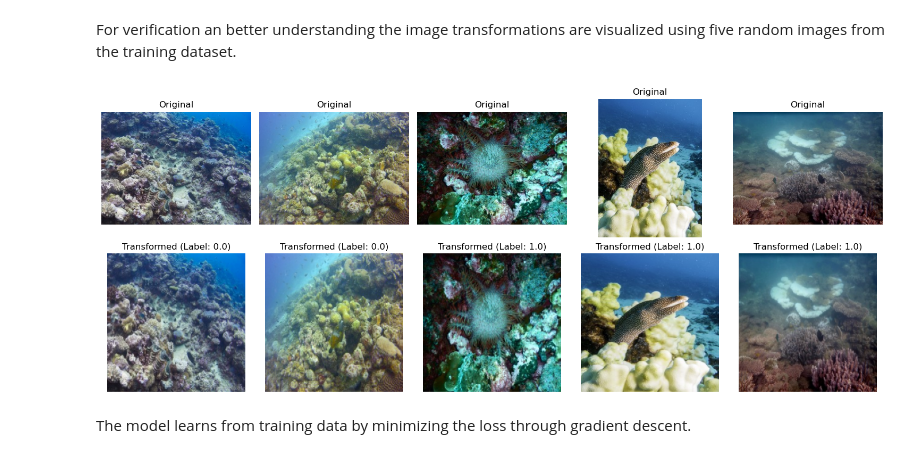
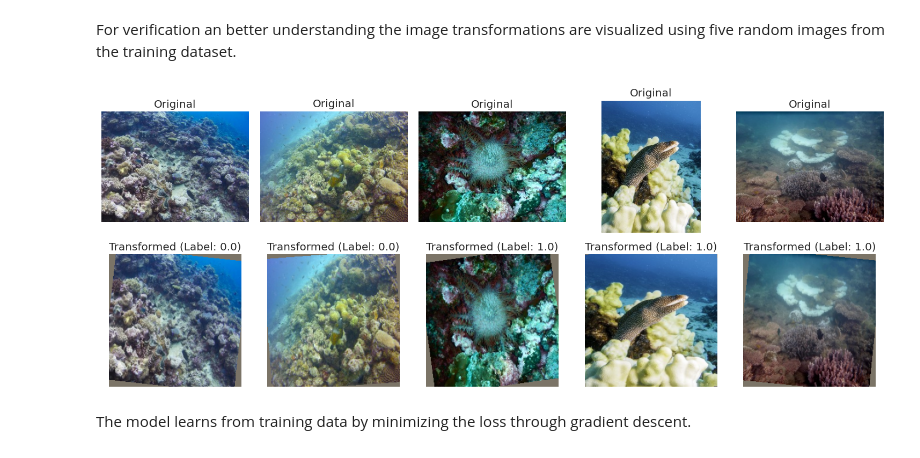
Before and after one commit to LeiTi34/Coral-Image-Classification, a Jupyter notebook: MobileNet-Coral-Image-Classification.ipynb, the cells around one changed output. Drawn from its saved outputs; the diff is of its cells as text; code cells hidden in the pictures.

```diff
--- a/MobileNet-Coral-Image-Classification.ipynb
+++ b/MobileNet-Coral-Image-Classification.ipynb
@@ -99,10 +99,10 @@ std = [0.229, 0.224, 0.225]
 transform = transforms.Compose([
     transforms.Resize((224, 224)),
     transforms.ToTensor(),
-    transforms.Normalize(mean=mean, std=std)
+    transforms.Normalize(mean=mean, std=std),
     #transforms.RandomHorizontalFlip(p=0.5),
     #transforms.ColorJitter(brightness=0.2, contrast=0.2),
-    #transforms.RandomRotation(10)
+    transforms.RandomRotation(10)
 ])
 
 # Create train and validation datasets
@@ -144,35 +144,35 @@ def denormalize(image, mean, std):
     image = std * image + mean  # Undo normalization
     image = np.clip(image, 0, 1)  # Clip values to [0, 1]
     return image
 
 
 # Disable shuffling temporarily
-temp_loader = DataLoader(train_dataset, batch_size=5, shuffle=False)
+temp_loader = DataLoader(train_dataset, batch_size=40, shuffle=False)
 
 # Fetch a small batch of images and labels
 data_iter = iter(temp_loader)
 images, labels = next(data_iter)
 
 for i in range(5):  # Show 5 images
     # Load the original image directly using the same index
     img_path = train_paths[i]  # Ensure train_paths is accessible
     original_image = Image.open(img_path).convert('RGB')
 
     # Plot the original image
     axes[0, i].imshow(original_image)
     axes[0, i].set_title("Original")
     axes[0, i].axis("off")
 
     # Plot the transformed image
     transformed_image = denormalize(images[i], mean, std)
     axes[1, i].imshow(transformed_image)
     axes[1, i].set_title(f"Transformed (Label: {labels[i].item()})")
     axes[1, i].axis("off")
 
 plt.tight_layout()
 plt.show()
 # %% [output]
-[figure, old version]
+[figure, new version]
 # %% [markdown]
 The model learns from training data by minimizing the loss through gradient descent.
 # %%
```
Also changed, not shown: parts of 3 cells of this notebook.
